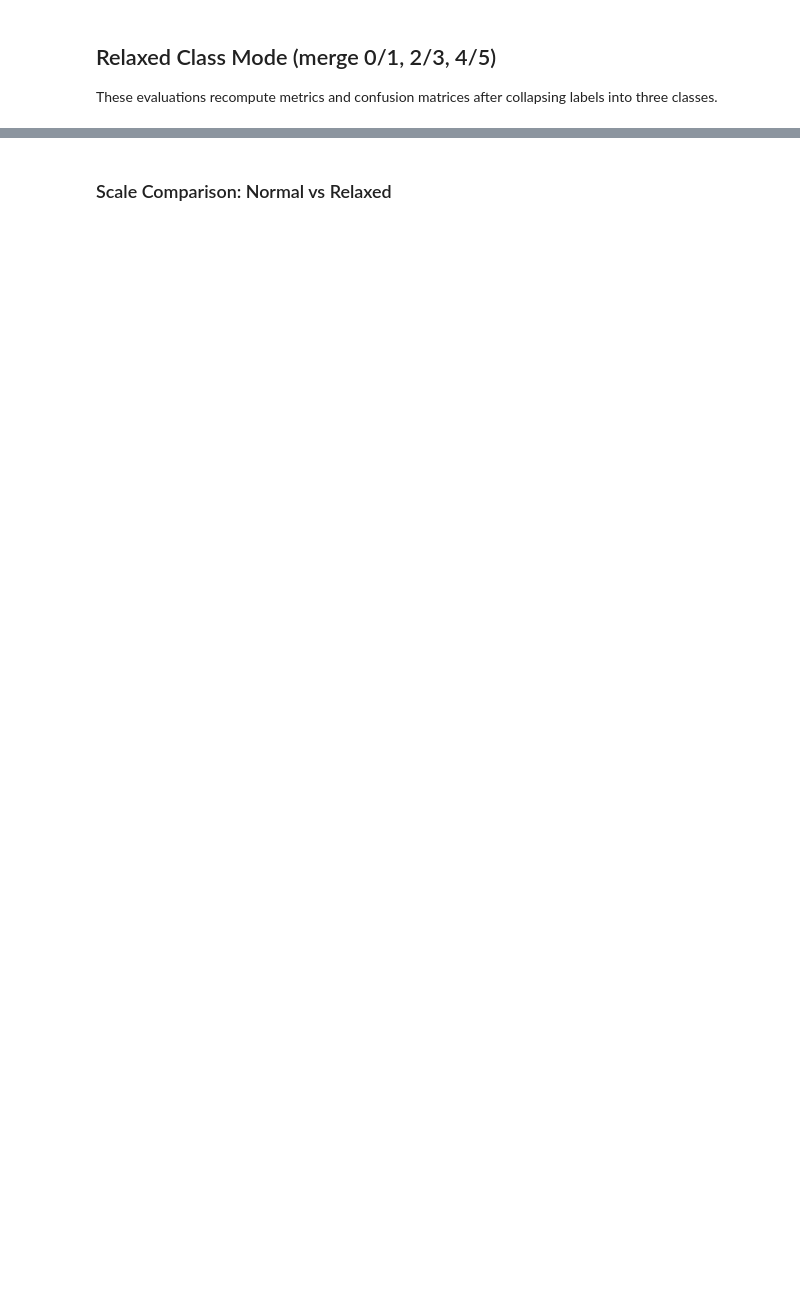
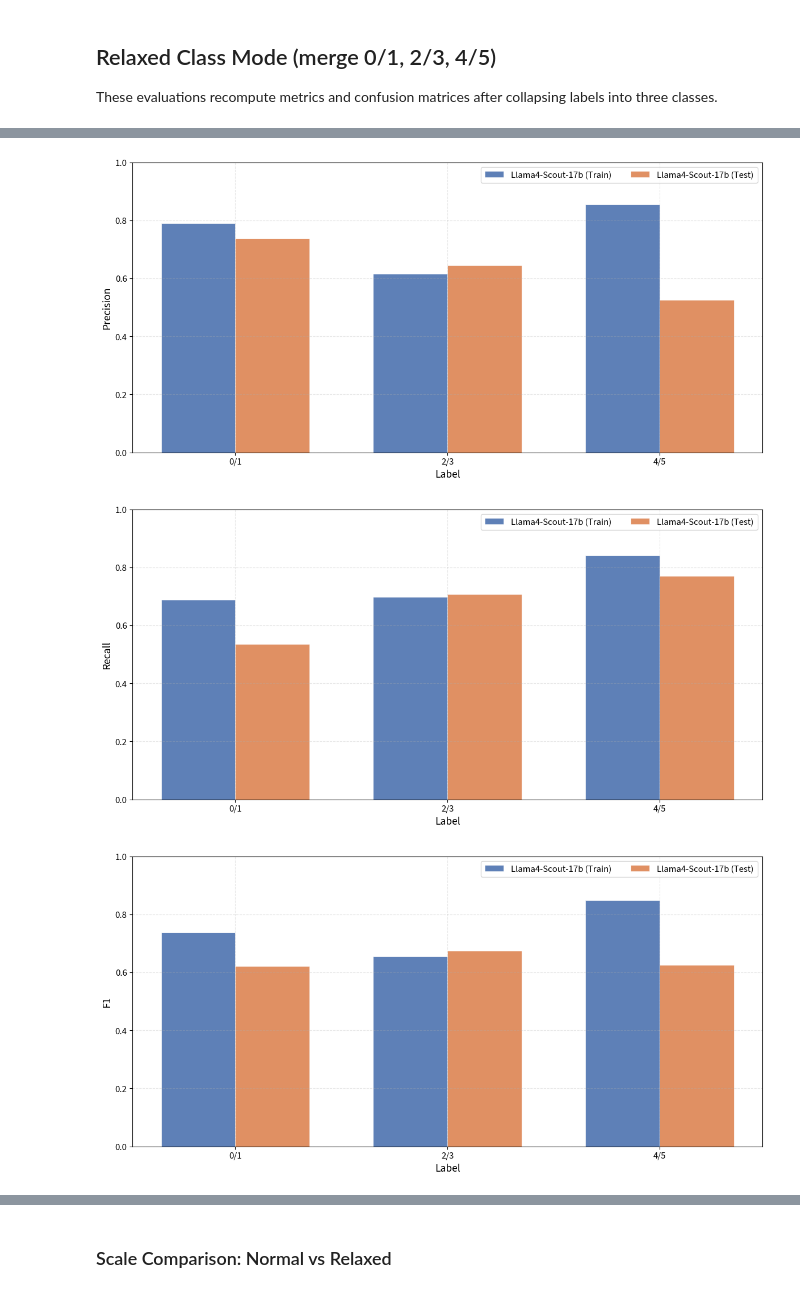
Before and after one commit to itzTerra/vis-desc, a Jupyter notebook: modules/lab/src/evaluation/llm/llm.ipynb, the cells around one changed output, grey strips where cells are left out. Cells and saved outputs as stored; diff of their text form; code cells hidden in the pictures; blank space fills up the shorter version.

```diff
--- a/modules/lab/src/evaluation/llm/llm.ipynb
+++ b/modules/lab/src/evaluation/llm/llm.ipynb
@@ -558,7 +297,16 @@ Per-label statistics:
 # %%
 vis_all_models_plots(
-    multiple_models, dataset="train", class_mode="relaxed", file_prefix="llm"
+    multiple_models,
+    dataset="test",
+    class_mode="relaxed",
+    mode="train_test",
+    single_model=multiple_models[0].model,
+    file_prefix="llm",
 )
+# %% [output]
+[figure, added]
+[figure, added]
+[figure, added]
 # %%
 model_names = [m.model for m in multiple_models]
 model_groups, show_large_variants = get_llm_model_groups(model_names)
```
Also changed, not shown: parts of 23 cells of this notebook, 14 other files.
